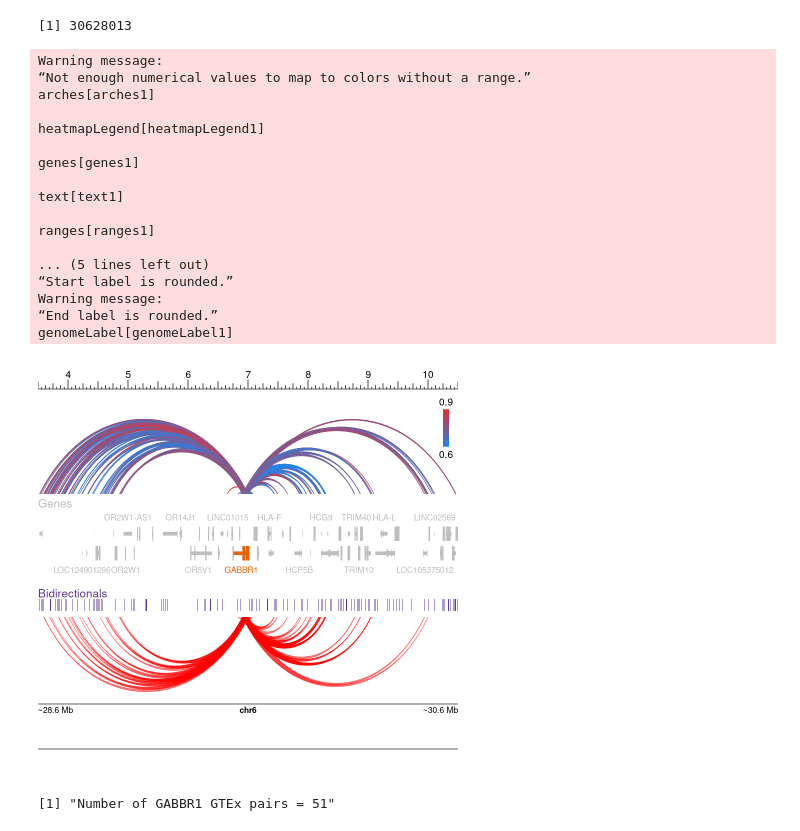
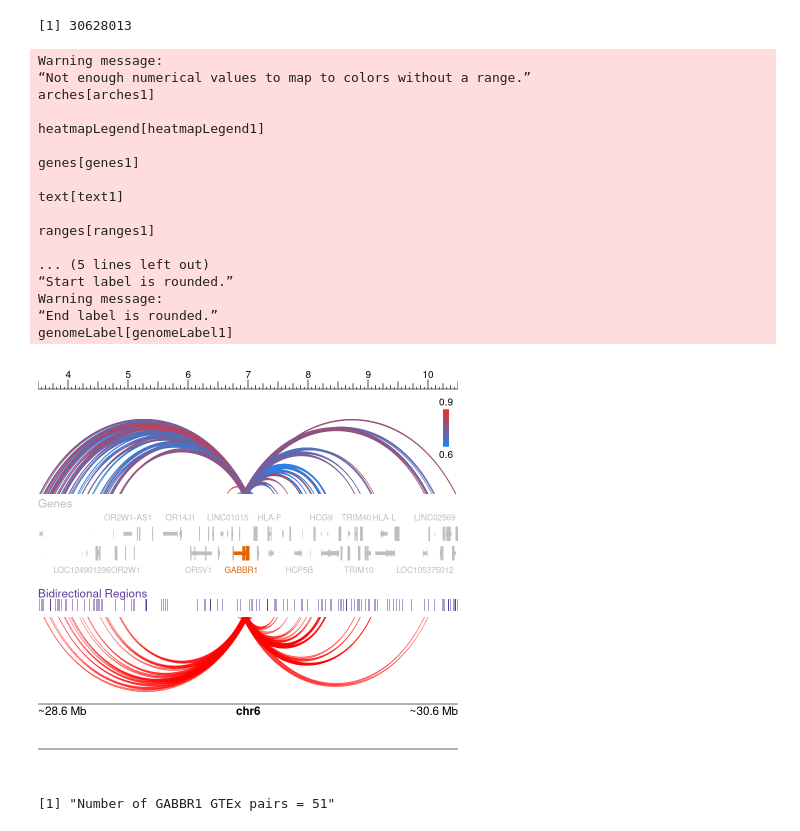
Before and after one commit to Dowell-Lab/DBNascent_Analysis, a Jupyter notebook: analysis/14_Fig4E_plot_genome_tracks.ipynb, the cells around one changed output. Drawn from its saved outputs; the diff is of its cells as text; code cells hidden in the pictures.

```diff
--- a/analysis/14_Fig4E_plot_genome_tracks.ipynb
+++ b/analysis/14_Fig4E_plot_genome_tracks.ipynb
@@ -610,7 +612,7 @@ pileupPlot <- plotRanges(
 )
 
 plotText(
-    label = "Bidirectionals", fontcolor = "#5e3c99", fontsize = 14,
+    label = "Bidirectional Regions", fontcolor = "#5e3c99", fontsize = 14,
     x = 3.5, y = 3.4, just = "left"
 )
 
@@ -627,34 +629,35 @@ bedpePlot <- plotPairsArches(
     x = 3.5, y = 3.8, width = 7, height = 1.25,
     just = c("left", "top"),
     default.units = "inches"
 )
 
 ## Plot genome label
 plotGenomeLabel(
     chrom = "chr6", chromstart = 28628013, chromend = 30628013,
     assembly = "hg38",
+    fontsize = 14,
     x = 3.5, y = 5.25, length = 7, scale = "Mb",
     just = c("left", "top"), default.units = "inches"
 )
 # %% [output]
 Warning message:
 “Not enough numerical values to map to colors without a range.”
 arches[arches1]
 
 heatmapLegend[heatmapLegend1]
 
 genes[genes1]
 
 text[text1]
 
 ranges[ranges1]
 
 ... (5 lines left out)
 “Start label is rounded.”
 Warning message:
 “End label is rounded.”
 genomeLabel[genomeLabel1]
-[figure, old version]
+[figure, new version]
 # %%
 gabbr1_gtex_Npairs <- nrow(unique(sig_pairs_gabbr1_gtex[,c('transcript1_chrom',
                                                          'transcript1_start',
```
Also changed, not shown: parts of 4 cells of this notebook, 6 other files.
